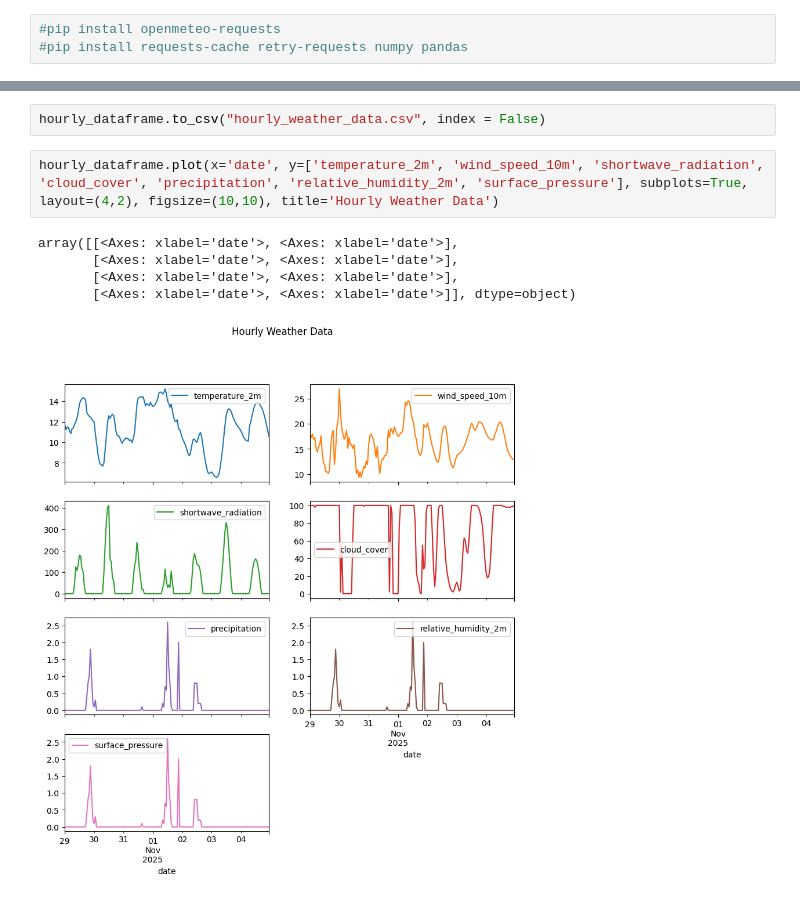
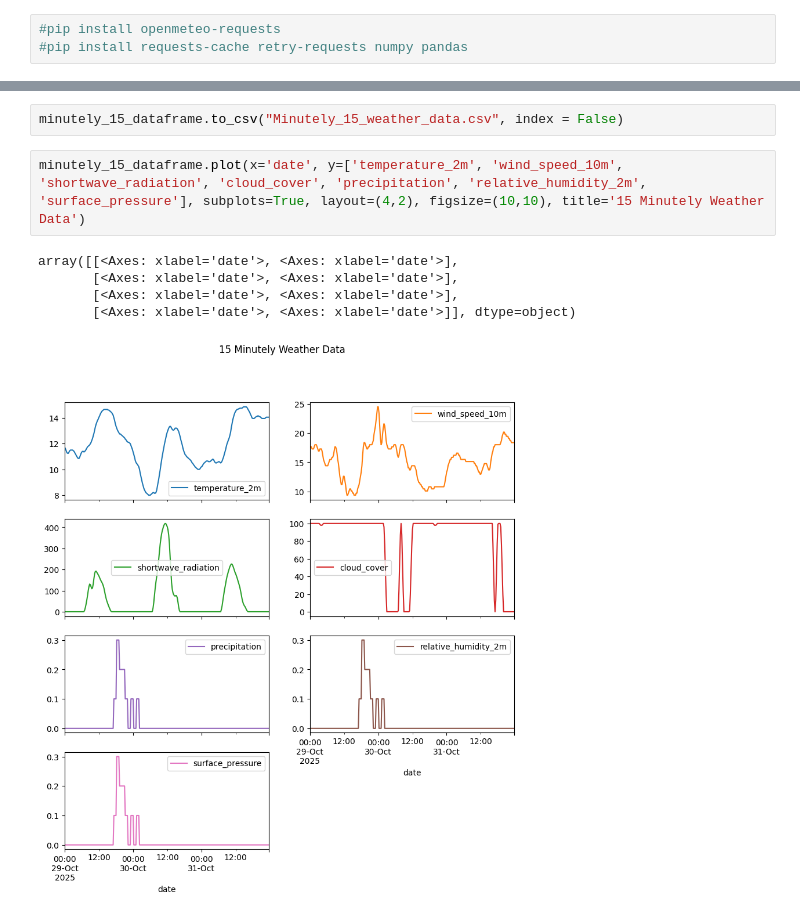
Before and after one commit to yuxin0924/NOXxGDGKUL_AIAccelerate2025, a Jupyter notebook: Jade/Weather.ipynb, the cells around one changed output, grey strips where cells are left out. Cells and saved outputs as stored; diff of their text form.

Commit message:
add 15 min weather

```diff
--- a/Jade/Weather.ipynb
+++ b/Jade/Weather.ipynb
@@ -129,10 +87,10 @@ Hourly data
 # %%
-hourly_dataframe.to_csv("hourly_weather_data.csv", index = False)
+minutely_15_dataframe.to_csv("Minutely_15_weather_data.csv", index = False)
 # %%
-hourly_dataframe.plot(x='date', y=['temperature_2m', 'wind_speed_10m', 'shortwave_radiation', 'cloud_cover', 'precipitation', 'relative_humidity_2m', 'surface_pressure'], subplots=True, layout=(4,2), figsize=(10,10), title='Hourly Weather Data')
+minutely_15_dataframe.plot(x='date', y=['temperature_2m', 'wind_speed_10m', 'shortwave_radiation', 'cloud_cover', 'precipitation', 'relative_humidity_2m', 'surface_pressure'], subplots=True, layout=(4,2), figsize=(10,10), title='15 Minutely Weather Data')
 # %% [output]
 array([[<Axes: xlabel='date'>, <Axes: xlabel='date'>],
        [<Axes: xlabel='date'>, <Axes: xlabel='date'>],
        [<Axes: xlabel='date'>, <Axes: xlabel='date'>],
        [<Axes: xlabel='date'>, <Axes: xlabel='date'>]], dtype=object)
-[figure, old version]
+[figure, new version]
```
Also changed, not shown: parts of 3 cells of this notebook, 2 other files.
